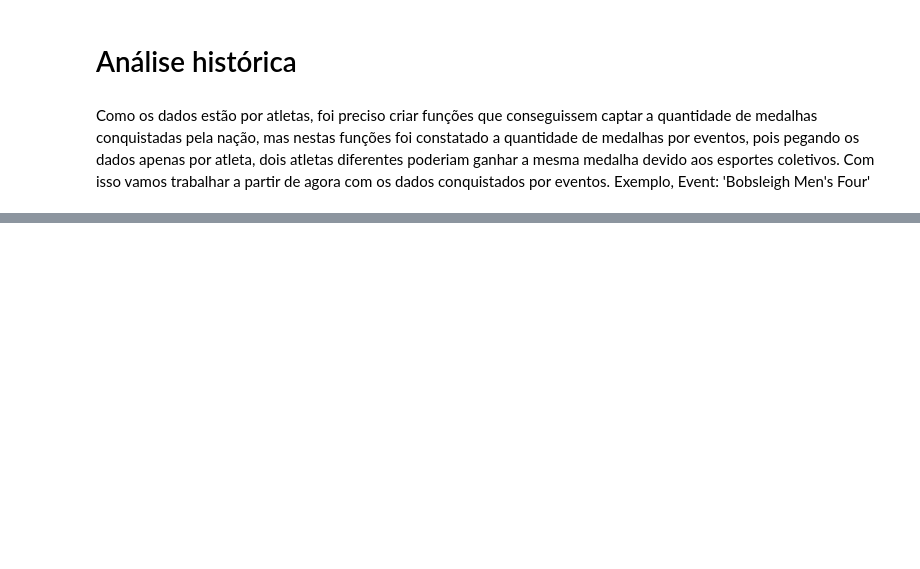
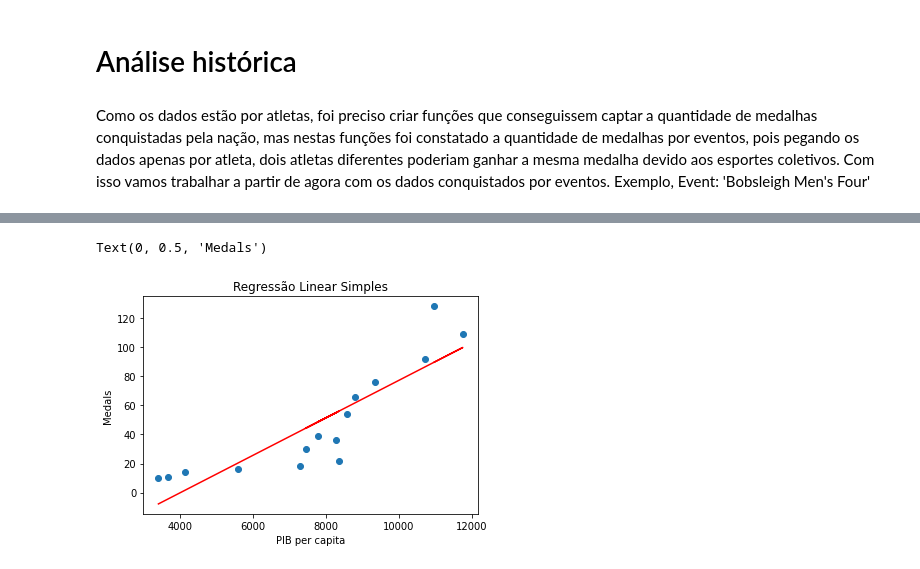
Before and after one commit to luciansantana/olympic-games, a Jupyter notebook: Olimpiadas.ipynb, the cells around one changed output, grey strips where cells are left out. Saved outputs shown, nothing was run; the diff lists cells and outputs as text; code cells hidden in the pictures; blank space fills up the shorter version.

```diff
--- a/Olimpiadas.ipynb
+++ b/Olimpiadas.ipynb
@@ -188,0 +218,8 @@ serie.plot(figsize = (22,18))
+# %%
+sequencia = range(0,60,4)
+valor = []
+for i in sequencia:
+  valor1 = brazil_index.iloc[i][0]
+  valor.append(valor1)
+print(valor)
+len(valor)
@@ -188,0 +229,5 @@ serie.plot(figsize = (22,18))
+# %%
+bra_ajustado = bra_index[bra_index.index >=1960]
+bra_ajustado['PIB per capita'] = valor
+#bra_ajustado.plot.scatter(x = 'Medals',y = 'PIB per capita')
+bra_ajustado.corr()
@@ -188,0 +269,17 @@ serie.plot(figsize = (22,18))
+# %%
+X = bra_ajustado['PIB per capita'].values
+sc = StandardScaler()
+X = X.reshape(-1,1)
+y = bra_ajustado['Medals'].values
+regressor = LinearRegression()
+regressor.fit(X,y)
+regressor.coef_
+regressor.intercept_
+plt.scatter(X,y)
+plt.plot(X,regressor.predict(X),color = 'red')
+plt.title('Regressão Linear Simples')
+plt.xlabel('PIB per capita')
+plt.ylabel('Medals')
+# %% [output]
+Text(0, 0.5, 'Medals')
+[figure, added]
```
Also changed, not shown: parts of 13 cells of this notebook.
